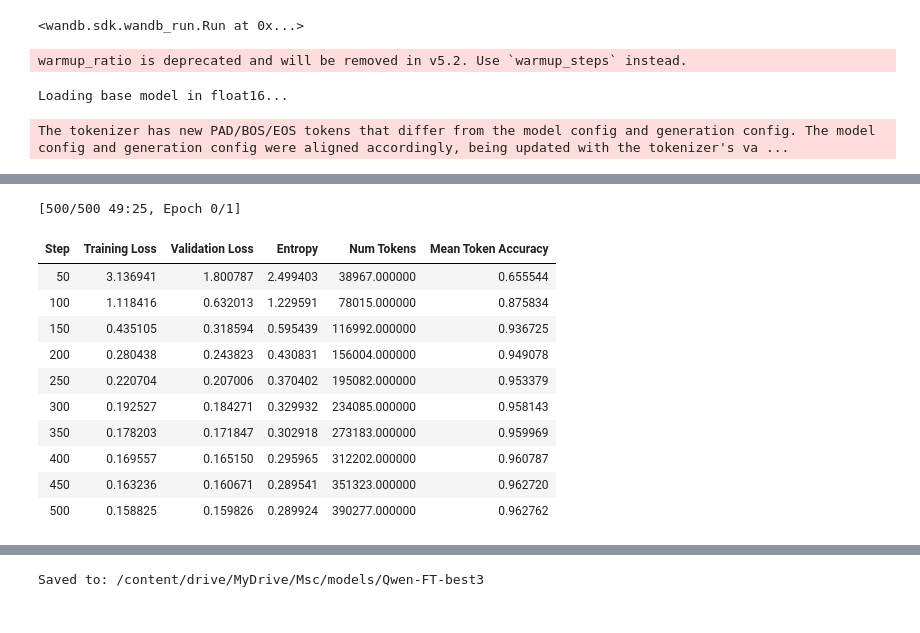
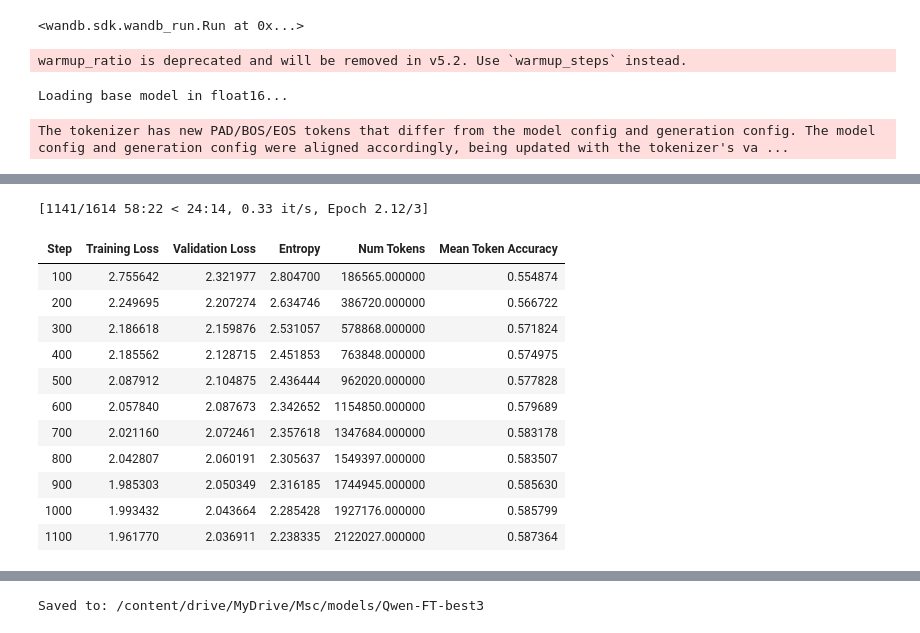
Before and after one commit to lior-alafi/LLM_course, a Jupyter notebook: ex2/qwen_FineTune.ipynb, the cells around one changed output, grey strips where cells are left out. Drawn from its saved outputs; the diff is of its cells as text; code cells hidden in the pictures.

Commit message:
added dataset

```diff
--- a/ex2/qwen_FineTune.ipynb
+++ b/ex2/qwen_FineTune.ipynb
@@ -32,7 +38,6 @@ tokenizer = AutoTokenizer.from_pretrained(model_id)
 # Qwen uses eos_token as pad — required to avoid warnings
 if tokenizer.pad_token is None:
     tokenizer.pad_token = tokenizer.eos_token
-tokenizer.model_max_length = 512
 print('Tokenizer loaded ✓')
 # %% [output]
 Tokenizer loaded ✓
@@ -62,14 +45,14 @@ True
 from datasets import load_dataset
 import re
 
-TRAINING_PATH = "/content/drive/MyDrive/Msc/data/english_hebrew_questions_5000_pure.jsonl"
+TRAINING_PATH = "/content/drive/MyDrive/Msc/data/final_combined_dataset_combined_instructions.jsonl"
 
-def contains_english_letters(text):
-    return bool(re.search('[a-zA-Z]', text))
+# def contains_english_letters(text):
+#     return bool(re.search('[a-zA-Z]', text))
 
 def format_prompts(batch):
     formatted_texts = []
-    for q, a in zip(batch["question"], batch["answer_heb"]):
+    for q, a in zip(batch["instruction"], batch["response_hebrew"]):
         # Use Qwen's native chat template
         messages = [
             {"role": "user",      "content": q},
@@ -85,10 +68,10 @@ def format_prompts(batch):
 
 # Load → filter → split → format (correct order)
 dataset = load_dataset("json", data_files=TRAINING_PATH, split="train")
-dataset = dataset.filter(lambda x: not contains_english_letters(x["answer_heb"]))
+# dataset = dataset.filter(lambda x: not contains_english_letters(x["answer_heb"]))
 dataset = dataset.shuffle(seed=42)
 
-split_dataset   = dataset.train_test_split(test_size=0.1, seed=42)
+split_dataset   = dataset.train_test_split(test_size=0.2, seed=42)
 formatted_dataset = split_dataset.map(format_prompts, batched=True)
 
 print(f"Train: {len(formatted_dataset['train'])} | Eval: {len(formatted_dataset['test'])}")
@@ -225,11 +230,6 @@ trainer.args.max_steps = 300
 # trainer.train(resume_from_checkpoint=True)
 # trainer.train()
 # %%
-from peft import LoraConfig, get_peft_model, prepare_model_for_kbit_training
-from trl import SFTConfig, SFTTrainer
-from transformers import AutoModelForCausalLM
-import torch
-
 # Your selected best hyperparameters (with r=16 to train ~1.18% of params)
 final_hyperparameters = {
     'lora_r': 16,
@@ -243,11 +243,13 @@ final_hyperparameters = {
 # 1. Fresh SFTConfig with WandB disabled and 8-bit optimizer
 final_training_args = SFTConfig(
     output_dir="/content/drive/MyDrive/Msc/models/Qwen-FT-final",
-    max_steps=500,
-    logging_steps=50,
+    # max_steps=1000,
+    num_train_epochs=3,
+
+    logging_steps=100,
     save_steps=100,
     eval_strategy="steps",
-    eval_steps=50,
+    eval_steps=100,
     # fp16=True,
     # optim="paged_adamw_8bit",  # Added to save memory and avoid scaler issues
     dataset_text_field="text",
@@ -255,6 +257,12 @@ final_training_args = SFTConfig(
     learning_rate=final_hyperparameters['learning_rate'],
     warmup_ratio=final_hyperparameters['warmup_ratio'],
     weight_decay=final_hyperparameters['weight_decay'],
+    bf16=torch.cuda.is_available(),
+    per_device_train_batch_size=2,   # The number of samples processed at once per GPU. (Try 1 or 2).
+    gradient_accumulation_steps=4,   # Number of steps to accumulate gradients before updating weights.
+    gradient_checkpointing=True,     # Saves VRAM by discarding intermediate activations and recomputing them.
+    fp16=False,
+    optim="adamw_torch",
 )
 
 # 2. Fresh LoRA Config
@@ -262,7 +270,16 @@ final_peft_config = LoraConfig(
     r=final_hyperparameters['lora_r'],
     lora_alpha=final_hyperparameters['lora_alpha'],
     lora_dropout=final_hyperparameters['lora_dropout'],
-    target_modules="all-linear",
+    # target_modules="all-linear",
+    target_modules=[
+        "q_proj",
+        "k_proj",
+        "v_proj",
+        "o_proj",
+        "gate_proj",
+        "up_proj",
+        "down_proj",
+       ],
     bias="none",
     task_type="CAUSAL_LM",
 )
@@ -271,18 +288,19 @@ final_peft_config = LoraConfig(
 print("Loading base model in float16...")
 final_base_model = AutoModelForCausalLM.from_pretrained(
     model_id,
-    quantization_config=bnb_config,
-    device_map="auto",
-    torch_dtype=torch.float16,  # Force float16 to prevent BFloat16 scaler errors
+    # quantization_config=bnb_config,
+    # device_map="auto",
+    dtype=torch.bfloat16 if torch.cuda.is_available() else torch.float32,
+    trust_remote_code=True,
+    # torch_dtype=torch.float16,  # Force float16 to prevent BFloat16 scaler errors
 )
-final_base_model = prepare_model_for_kbit_training(final_base_model)
+# final_base_model = prepare_model_for_kbit_training(final_base_model)
 final_model = get_peft_model(final_base_model, final_peft_config)
 
 # count_lora_parameters(final_model)
 
 # 4. Fresh SFTTrainer
 final_trainer = SFTTrainer(
-
     model=final_model,
     args=final_training_args,
     train_dataset=formatted_dataset["train"],
@@ -291,7 +309,7 @@ final_trainer = SFTTrainer(
 )
 
 # 5. Train!
-print("\nStarting final training with new SFTTrainer (WandB disabled)...")
+print("\nStarting final training with new SFTTrainer...")
 final_trainer.train()
 # %% [output]
 warmup_ratio is deprecated and will be removed in v5.2. Use `warmup_steps` instead.
@@ -301,12 +319,13 @@ Starting final training with new SFTTrainer (WandB disabled)...
-[500/500 49:25, Epoch 0/1]
+[1141/1614 58:22 < 24:14, 0.33 it/s, Epoch 2.12/3]
 | Step | Training Loss | Validation Loss | Entropy | Num Tokens | Mean Token Accuracy |
-| 50 | 3.136941 | 1.800787 | 2.499403 | 38967.000000 | 0.655544 |
-| 100 | 1.118416 | 0.632013 | 1.229591 | 78015.000000 | 0.875834 |
-| 150 | 0.435105 | 0.318594 | 0.595439 | 116992.000000 | 0.936725 |
-| 200 | 0.280438 | 0.243823 | 0.430831 | 156004.000000 | 0.949078 |
-| 250 | 0.220704 | 0.207006 | 0.370402 | 195082.000000 | 0.953379 |
-| 300 | 0.192527 | 0.184271 | 0.329932 | 234085.000000 | 0.958143 |
-| 350 | 0.178203 | 0.171847 | 0.302918 | 273183.000000 | 0.959969 |
-| 400 | 0.169557 | 0.165150 | 0.295965 | 312202.000000 | 0.960787 |
-| 450 | 0.163236 | 0.160671 | 0.289541 | 351323.000000 | 0.962720 |
-| 500 | 0.158825 | 0.159826 | 0.289924 | 390277.000000 | 0.962762 |
+| 100 | 2.755642 | 2.321977 | 2.804700 | 186565.000000 | 0.554874 |
+| 200 | 2.249695 | 2.207274 | 2.634746 | 386720.000000 | 0.566722 |
+| 300 | 2.186618 | 2.159876 | 2.531057 | 578868.000000 | 0.571824 |
+| 400 | 2.185562 | 2.128715 | 2.451853 | 763848.000000 | 0.574975 |
+| 500 | 2.087912 | 2.104875 | 2.436444 | 962020.000000 | 0.577828 |
+| 600 | 2.057840 | 2.087673 | 2.342652 | 1154850.000000 | 0.579689 |
+| 700 | 2.021160 | 2.072461 | 2.357618 | 1347684.000000 | 0.583178 |
+| 800 | 2.042807 | 2.060191 | 2.305637 | 1549397.000000 | 0.583507 |
+| 900 | 1.985303 | 2.050349 | 2.316185 | 1744945.000000 | 0.585630 |
+| 1000 | 1.993432 | 2.043664 | 2.285428 | 1927176.000000 | 0.585799 |
+| 1100 | 1.961770 | 2.036911 | 2.238335 | 2122027.000000 | 0.587364 |
```
Also changed, not shown: parts of 9 cells of this notebook, 1 other file.
